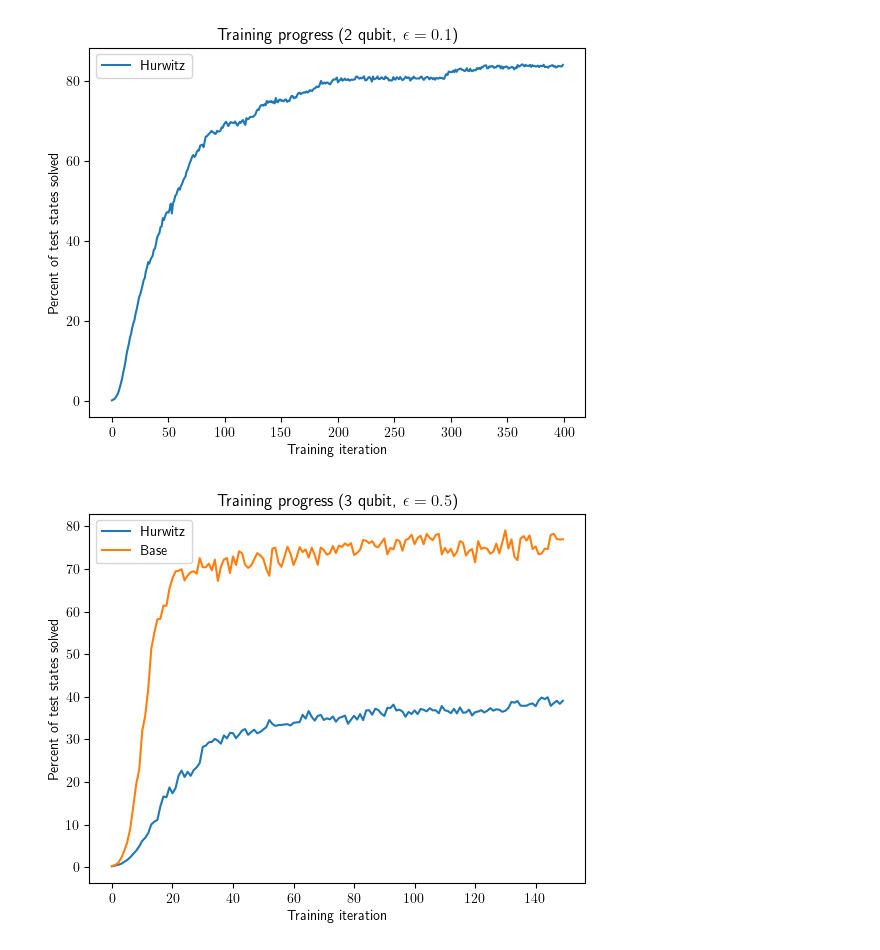
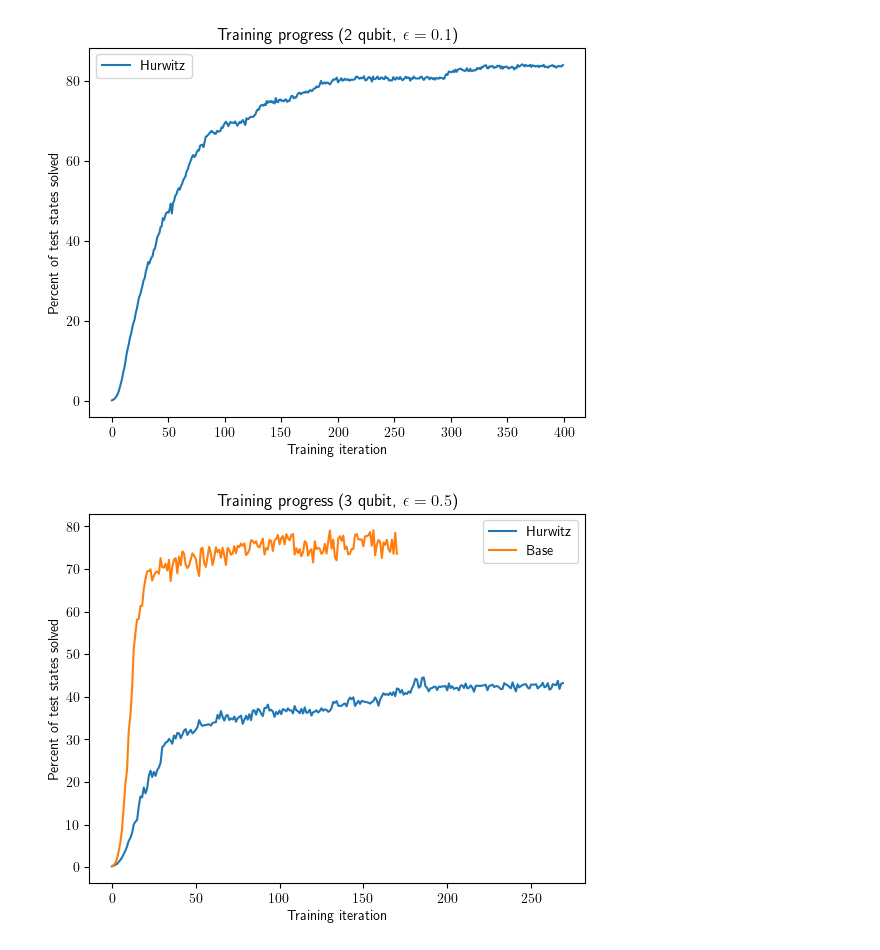
Before and after one commit to ian-turner/DeepQubit, a Jupyter notebook: data/training/training-graphics.ipynb, the cells around one changed output. Cells and saved outputs as stored; diff of their text form; code cells hidden in the pictures.

Commit message:
updated training data

```diff
--- a/data/training/training-graphics.ipynb
+++ b/data/training/training-graphics.ipynb
@@ -4,9 +4,10 @@ import matplotlib.pyplot as plt
 plt.rcParams['text.usetex'] = True
 # %%
 # loading data
-names = ['Base', 'Quaternion', 'Hurwitz']
+names = ['Matrix', 'Matrix + NeRF', 'Quaternion + NeRF', 'Hurwitz + NeRF']
 data = [np.loadtxt(x) for x in [
-    '1q1e-2-base.txt',
+    '1q1e-2-P.txt',
+    '1q1e-2-P-L15.txt',
     '1q1e-2-Q-P-L15.txt',
     '1q1e-2-H-P-L15.txt',
 ]]
@@ -23,5 +24,5 @@ for (name, ys) in zip(names, data):
 # plot customization
 ax.legend()
 
-plt.show()
+plt.savefig('training1q.png')
 # %% [output]
@@ -51,23 +52,23 @@ plt.show()
 # %%
 # loading data
 names = ['Hurwitz', 'Base']
 data = [np.loadtxt(x) for x in [
     '3q5e-1-H-P-L15.txt',
     '3q5e-1-base.txt',
 ]]
 
 # plot setup
 fig, ax = plt.subplots()
 ax.set_title(r'Training progress (3 qubit, $\epsilon=0.5$)')
 ax.set_xlabel('Training iteration')
 ax.set_ylabel('Percent of test states solved')
 
 for (name, ys) in zip(names, data):
-    ax.plot(ys[:150], label=name)
+    ax.plot(ys, label=name)
 
 # plot customization
 ax.legend()
 
 plt.show()
 # %% [output]
-[figure, old version]
+[figure, new version]
```
Also changed, not shown: parts of 1 cell of this notebook, 4 other files.
